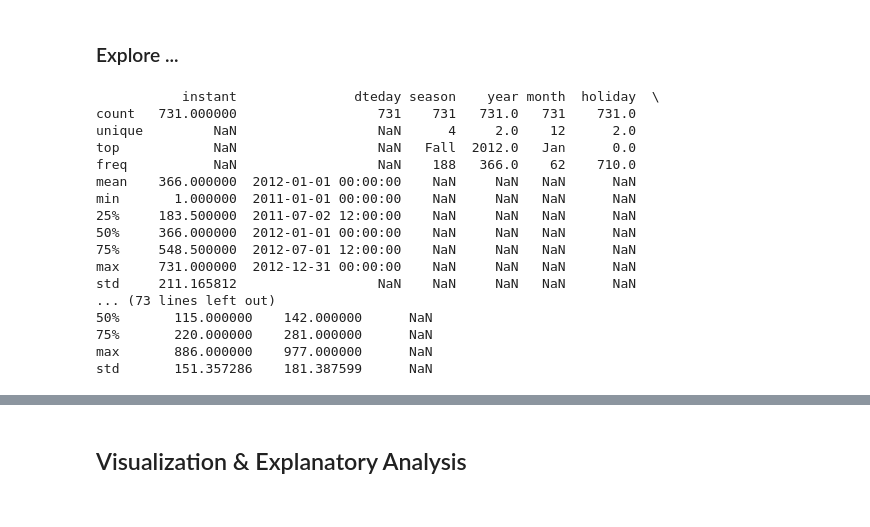
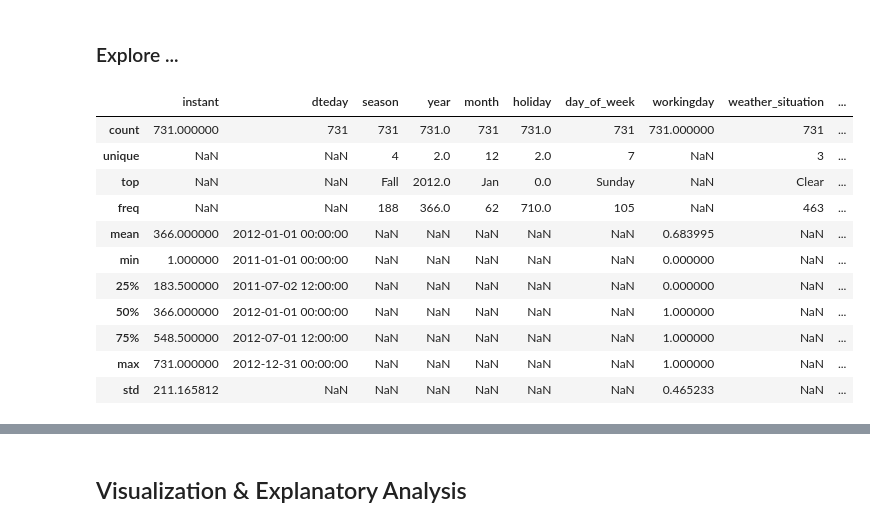
Before and after one commit to bryanbayup/bike-sharing-data-analysis, a Jupyter notebook: Proyek_Analisis_Data.ipynb, the cells around one changed output, grey strips where cells are left out. Saved outputs shown, nothing was run; the diff lists cells and outputs as text; code cells hidden in the pictures.

```diff
--- a/Proyek_Analisis_Data.ipynb
+++ b/Proyek_Analisis_Data.ipynb
@@ -163,25 +224,17 @@ hour_df['day_type'] = hour_df['day_of_week'].apply(categorize_day)
 ### Explore ...
 # %%
 # Menampilkan statistik deskriptif untuk day_df
-print(day_df.describe(include='all'))
-
-# Menampilkan statistik deskriptif untuk hour_df
-print(hour_df.describe(include='all'))
+day_df.describe(include='all')
 # %% [output]
-           instant               dteday season    year month  holiday  \
-count   731.000000                  731    731   731.0   731    731.0
-unique         NaN                  NaN      4     2.0    12      2.0
-top            NaN                  NaN   Fall  2012.0   Jan      0.0
-freq           NaN                  NaN    188   366.0    62    710.0
-mean    366.000000  2012-01-01 00:00:00    NaN     NaN   NaN      NaN
-min       1.000000  2011-01-01 00:00:00    NaN     NaN   NaN      NaN
-25%     183.500000  2011-07-02 12:00:00    NaN     NaN   NaN      NaN
-50%     366.000000  2012-01-01 00:00:00    NaN     NaN   NaN      NaN
-75%     548.500000  2012-07-01 12:00:00    NaN     NaN   NaN      NaN
-max     731.000000  2012-12-31 00:00:00    NaN     NaN   NaN      NaN
-std     211.165812                  NaN    NaN     NaN   NaN      NaN
-... (73 lines left out)
-50%       115.000000    142.000000      NaN
-75%       220.000000    281.000000      NaN
-max       886.000000    977.000000      NaN
-std       151.357286    181.387599      NaN
+|  | instant | dteday | season | year | month | holiday | day_of_week | workingday | weather_situation | ... |
+| count | 731.000000 | 731 | 731 | 731.0 | 731 | 731.0 | 731 | 731.000000 | 731 | ... |
+| unique | NaN | NaN | 4 | 2.0 | 12 | 2.0 | 7 | NaN | 3 | ... |
+| top | NaN | NaN | Fall | 2012.0 | Jan | 0.0 | Sunday | NaN | Clear | ... |
+| freq | NaN | NaN | 188 | 366.0 | 62 | 710.0 | 105 | NaN | 463 | ... |
+| mean | 366.000000 | 2012-01-01 00:00:00 | NaN | NaN | NaN | NaN | NaN | 0.683995 | NaN | ... |
+| min | 1.000000 | 2011-01-01 00:00:00 | NaN | NaN | NaN | NaN | NaN | 0.000000 | NaN | ... |
+| 25% | 183.500000 | 2011-07-02 12:00:00 | NaN | NaN | NaN | NaN | NaN | 0.000000 | NaN | ... |
+| 50% | 366.000000 | 2012-01-01 00:00:00 | NaN | NaN | NaN | NaN | NaN | 1.000000 | NaN | ... |
+| 75% | 548.500000 | 2012-07-01 12:00:00 | NaN | NaN | NaN | NaN | NaN | 1.000000 | NaN | ... |
+| max | 731.000000 | 2012-12-31 00:00:00 | NaN | NaN | NaN | NaN | NaN | 1.000000 | NaN | ... |
+| std | 211.165812 | NaN | NaN | NaN | NaN | NaN | NaN | 0.465233 | NaN | ... |
```
Also changed, not shown: parts of 29 cells of this notebook.
